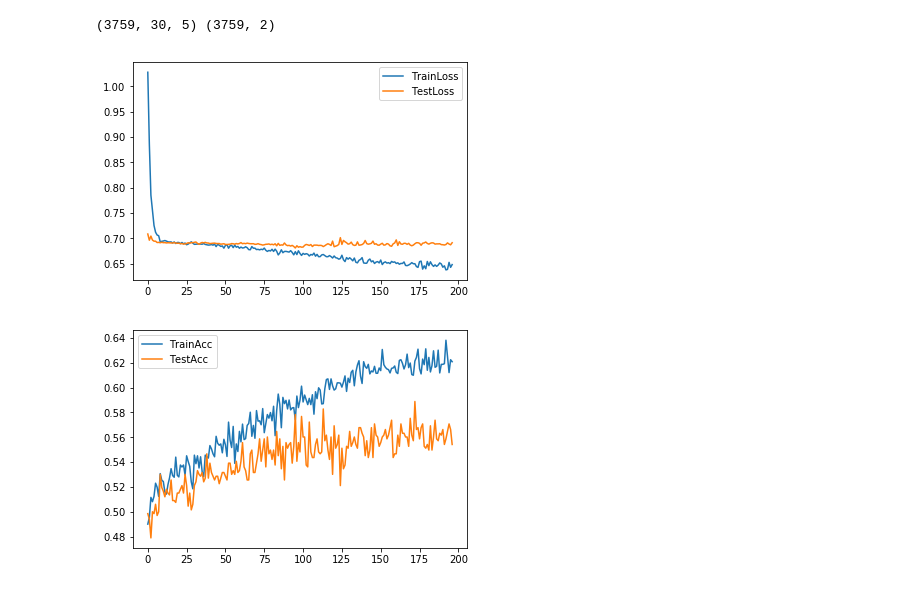
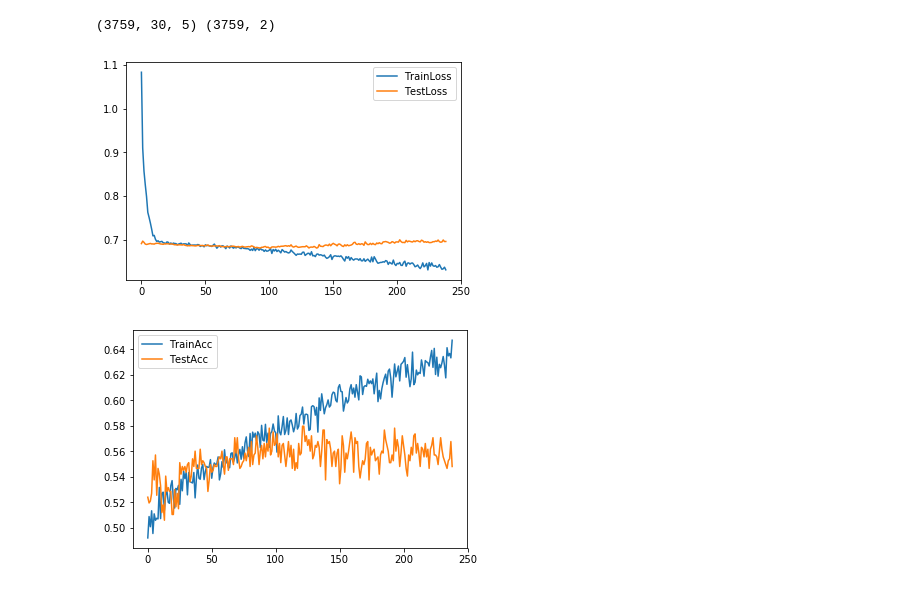
Before and after one commit to sshh12/StockMarketML, a Jupyter notebook: BasicPredictionClassification.ipynb, the cells around one changed output. Saved outputs shown, nothing was run; the diff lists cells and outputs as text; code cells hidden in the pictures.

```diff
--- a/BasicPredictionClassification.ipynb
+++ b/BasicPredictionClassification.ipynb
@@ -17,7 +17,7 @@ Using TensorFlow backend.
 # Setup (Globals/Hyperz)
 
 window_size = 30
-epochs      = 1000
+epochs      = 2000
 batch_size  = 128
 emb_size    = 5
 # %%
@@ -54,43 +54,53 @@ def get_model():
 
     model.add(Flatten())
 
-    model.add(Dense(64))
+    model.add(Dense(128))
     model.add(BatchNormalization())
     model.add(LeakyReLU())
     model.add(Dropout(0.5))
 
     model.add(Dense(2, activation='softmax'))
 
-    model.compile(loss='categorical_crossentropy', optimizer='nadam', metrics=['accuracy'])
+    model.compile(loss='categorical_crossentropy', optimizer='adam', metrics=['accuracy'])
 
     return model
 # %%
 # Run (Load)
 
-(trainX, trainY), (testX, testY) = get_data('AAPL')
+if __name__ == "__main__":
 
-print(trainX.shape, trainY.shape)
+    (trainX, trainY), (testX, testY) = get_data('AAPL')
+
+    print(trainX.shape, trainY.shape)
 # %% [output]
 (3759, 30, 5) (3759, 2)
 # %%
 # Run (Train)
 
-model = get_model()
+if __name__ == "__main__":
 
-reduce_LR = ReduceLROnPlateau(monitor='val_loss', factor=0.9, patience=35, min_lr=0.000001, verbose=0)
-e_stopping = EarlyStopping(patience=100)
+    model = get_model()
 
-history = model.fit(trainX, trainY, epochs=epochs, batch_size=batch_size, validation_data=(testX, testY), verbose=0, callbacks=[reduce_LR, e_stopping])
+    reduce_LR = ReduceLROnPlateau(monitor='val_acc', factor=0.9, patience=30, min_lr=0.000001, verbose=0)
+    e_stopping = EarlyStopping(patience=100)
 
-plt.plot(history.history['loss'])
-plt.plot(history.history['val_loss'])
-plt.legend(['TrainLoss', 'TestLoss'])
-plt.show()
+    history = model.fit(trainX, trainY, epochs=epochs,
+                                        batch_size=batch_size,
+                                        validation_data=(testX, testY),
+                                        verbose=0,
+                                        callbacks=[reduce_LR, e_stopping])
 
-plt.plot(history.history['acc'])
-plt.plot(history.history['val_acc'])
-plt.legend(['TrainAcc', 'TestAcc'])
-plt.show()
+    plt.plot(history.history['loss'])
+    plt.plot(history.history['val_loss'])
+    plt.legend(['TrainLoss', 'TestLoss'])
+    plt.show()
+
+    plt.plot(history.history['acc'])
+    plt.plot(history.history['val_acc'])
+    plt.legend(['TrainAcc', 'TestAcc'])
+    plt.show()
+
+    model.save(os.path.join('models', 'basic-classification.h5'))
 # %% [output]
-[figure, old version]
+[figure, new version]
-[figure, old version]
+[figure, new version]
```
Also changed, not shown: 6 other files.
